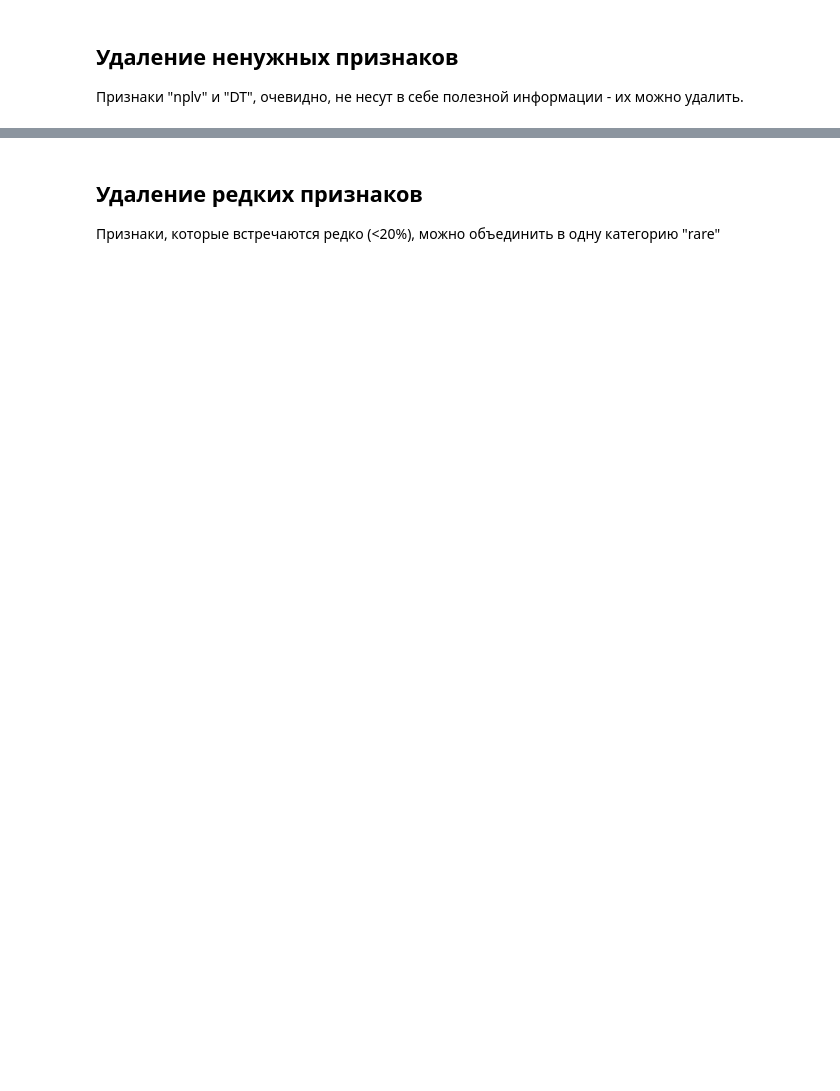
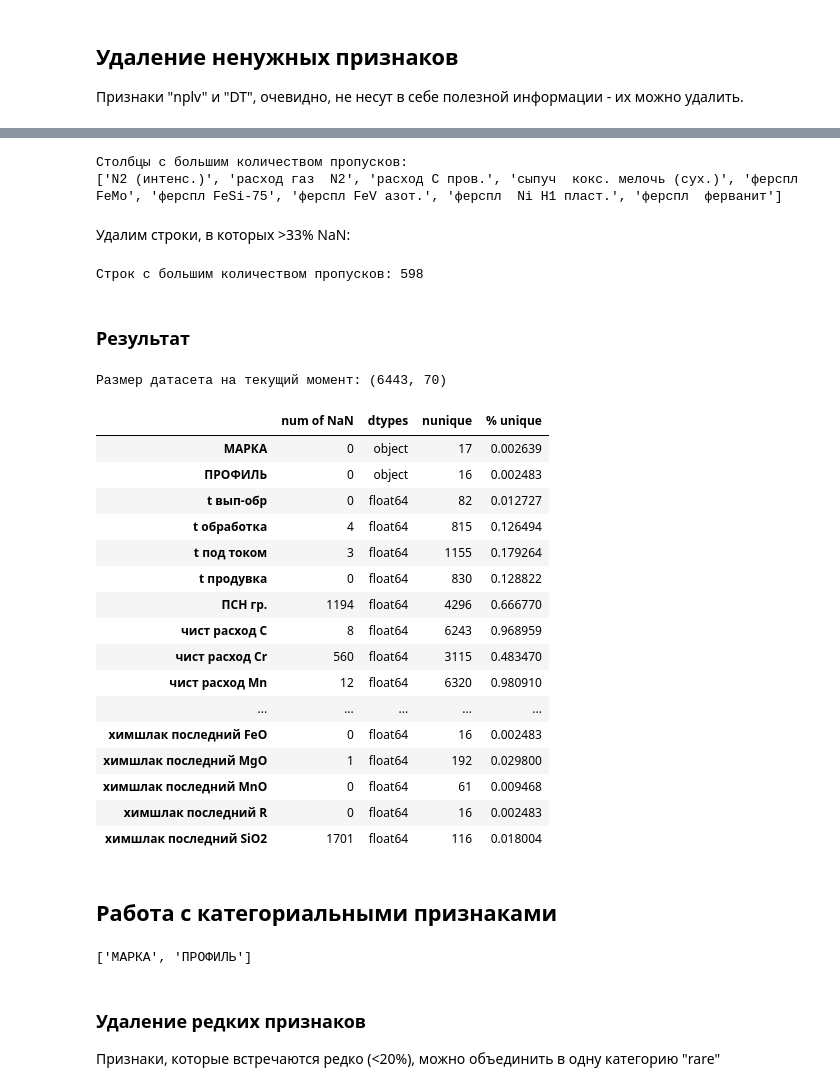
Before and after one commit to comptech-winter-school/steel-alloying, a Jupyter notebook: Melekhin/1 Preprocessing.ipynb, the cells around one changed output, grey strips where cells are left out. Cells and saved outputs as stored; diff of their text form; code cells hidden in the pictures; blank space fills up the shorter version.

```diff
--- a/Melekhin/1 Preprocessing.ipynb
+++ b/Melekhin/1 Preprocessing.ipynb
@@ -64,5 +170,77 @@ dataset = raw_dataset.drop(["nplv", "DT"], axis=1)
+# %%
+def list_features_with_lots_of_nan(df):
+    features_list = []
+    for feature in df.columns:
+        if feature in target_features: # не рассматриваем целевые признаки
+            continue
+        num_of_nan = dataset[feature].isna().sum()
+        if num_of_nan > dataset.shape[0] / 3:
+            features_list.append(feature)
+    return features_list
+
+
+features_with_lots_of_nan = list_features_with_lots_of_nan(dataset)
+
+print("Столбцы с большим количеством пропусков:")
+print(features_with_lots_of_nan)
+
+dataset = dataset.drop(features_with_lots_of_nan, axis=1)
+# %% [output]
+Столбцы с большим количеством пропусков:
+['N2 (интенс.)', 'расход газ  N2', 'расход C пров.', 'сыпуч  кокс. мелочь (сух.)', 'ферспл FeMo', 'ферспл FeSi-75', 'ферспл FeV азот.', 'ферспл  Ni H1 пласт.', 'ферспл  ферванит']
+# %% [markdown]
+Удалим строки, в которых >33% NaN:
+# %%
+def list_rows_with_lots_of_nan(df):
+    rows_list = []
+    numbers_of_nan = df.isna().sum(axis=1)
+    for index, count in enumerate(numbers_of_nan):
+        if count > df.shape[1] / 3:
+            rows_list.append(index)
+    return rows_list
+
+
+rows_with_lots_of_nan = list_rows_with_lots_of_nan(dataset)
+print("Строк с большим количеством пропусков: {}".format(len(rows_with_lots_of_nan)))
+
+dataset = dataset.drop(rows_with_lots_of_nan, axis=0)
+# %% [output]
+Строк с большим количеством пропусков: 598
+# %% [markdown]
+### Результат
+# %%
+print("Размер датасета на текущий момент: {}".format(dataset.shape))
+# %% [output]
+Размер датасета на текущий момент: (6443, 70)
+# %%
+make_description(dataset)
+# %% [output]
+|  | num of NaN | dtypes | nunique | % unique |
+| МАРКА | 0 | object | 17 | 0.002639 |
+| ПРОФИЛЬ | 0 | object | 16 | 0.002483 |
+| t вып-обр | 0 | float64 | 82 | 0.012727 |
+| t обработка | 4 | float64 | 815 | 0.126494 |
+| t под током | 3 | float64 | 1155 | 0.179264 |
+| t продувка | 0 | float64 | 830 | 0.128822 |
+| ПСН гр. | 1194 | float64 | 4296 | 0.666770 |
+| чист расход C | 8 | float64 | 6243 | 0.968959 |
+| чист расход Cr | 560 | float64 | 3115 | 0.483470 |
+| чист расход Mn | 12 | float64 | 6320 | 0.980910 |
+| ... | ... | ... | ... | ... |
+| химшлак последний FeO | 0 | float64 | 16 | 0.002483 |
+| химшлак последний MgO | 1 | float64 | 192 | 0.029800 |
+| химшлак последний MnO | 0 | float64 | 61 | 0.009468 |
+| химшлак последний R | 0 | float64 | 16 | 0.002483 |
+| химшлак последний SiO2 | 1701 | float64 | 116 | 0.018004 |
+# %% [markdown]
+## Работа с категориальными признаками
+# %%
+categorical_features = list_categorical_features(dataset)
+categorical_features
+# %% [output]
+['МАРКА', 'ПРОФИЛЬ']
 # %% [markdown]
-## Удаление редких признаков
+### Удаление редких признаков
 
 Признаки, которые встречаются редко (<20%), можно объединить в одну категорию "rare"
 # %%
```
Also changed, not shown: parts of 55 cells of this notebook, 2 other files.
